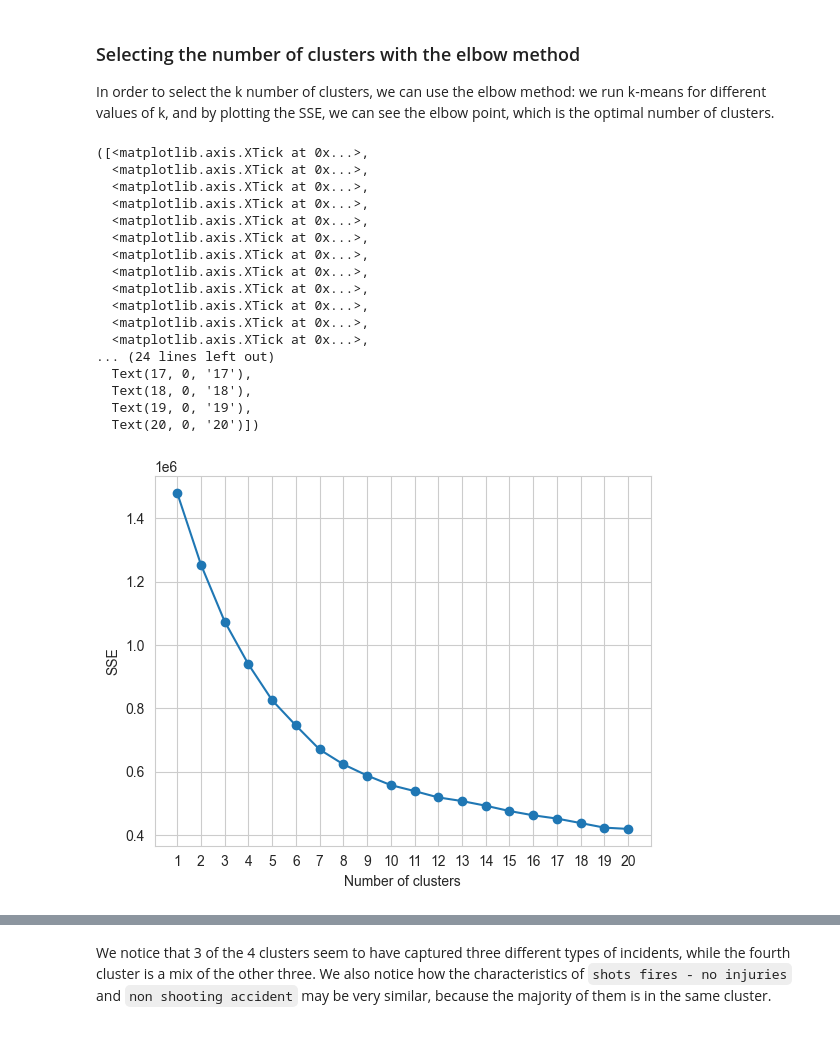
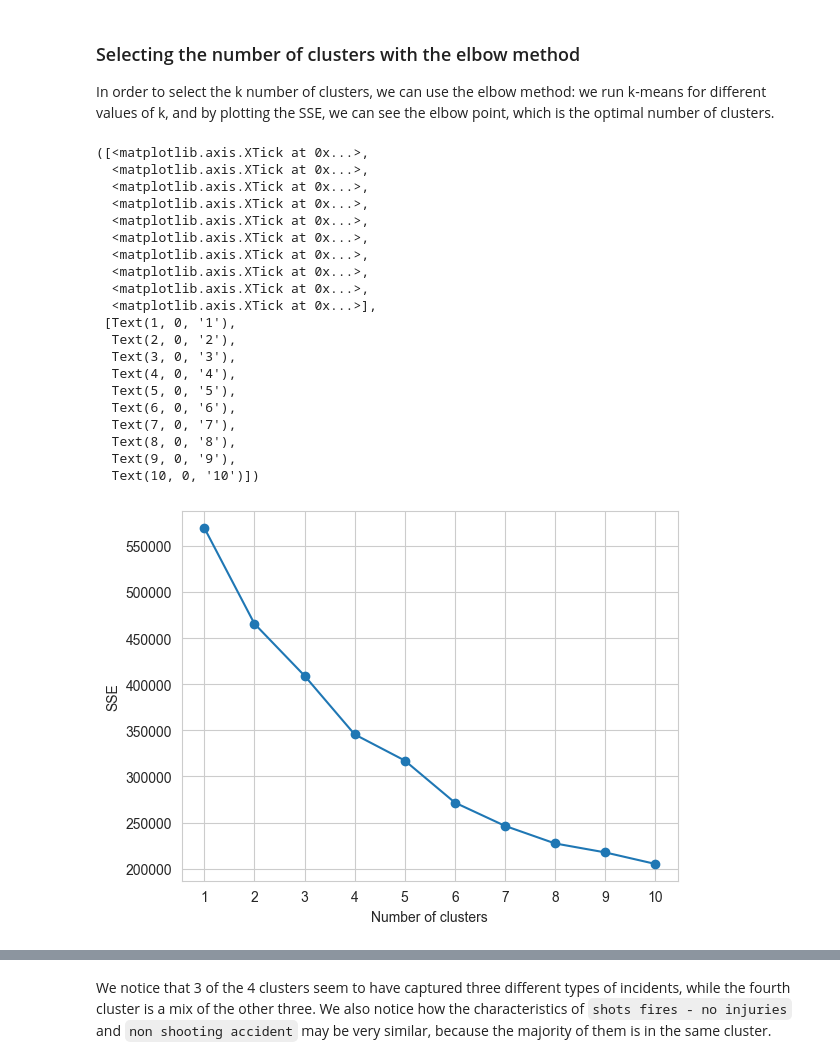
Before and after one commit to irenedovichi/DM-project, a Jupyter notebook: TASK 2/Clustering.ipynb, the cells around one changed output, grey strips where cells are left out. Cells and saved outputs as stored; diff of their text form; code cells hidden in the pictures.

Commit message:
clustering

```diff
--- a/TASK 2/Clustering.ipynb
+++ b/TASK 2/Clustering.ipynb
@@ -43,3 +41,5 @@ cols_to_keep=[	'severity', 'severity_minor', 'povertyPercentage', 'avg_age_parti
+# %%
+cols_to_keep=[ 'avg_age_participants', 'severity', 'povertyPercentage' , 'right_or_left' ,  'severity_minor', 'killed_by_district','injured_by_district' ]
 # %%
 # drop the columns that we don't need
 df_incidents_clustering = df_incidents[cols_to_keep]
@@ -70,3 +69,6 @@ arrested_ratio 1.1845176761837728
+# %%
+#drop rows with nan
+df_incidents_clustering = df_incidents_clustering.dropna()
 # %% [markdown]
 ## Scaling and PCA
 # %%
@@ -103,34 +105,37 @@ In order to select the k number of clusters, we can use the elbow method: we run
 # elbow method to find the optimal number of clusters
 kmeans=[]
 SSE = []
-for i in range(1, 21):
-    kmeans.append( KMeans(n_clusters=i, random_state=0, n_init=5).fit(df_incidents_scaled) )
+for i in range(1, 11):
+    kmeans.append( KMeans(n_clusters=i, random_state=0, n_init=1).fit(df_incidents_scaled) )
     SSE.append(kmeans[i-1].inertia_)
 # %%
-plt.plot( range(1,21),SSE, marker='o')
+plt.plot( range(1,11),SSE, marker='o')
 plt.xlabel('Number of clusters')
 plt.ylabel('SSE')
 # change numbers on x axis
-plt.xticks(np.arange(1, 21, step=1))
+plt.xticks(np.arange(1, 11, step=1))
 # %% [output]
 ([<matplotlib.axis.XTick at 0x...>,
   <matplotlib.axis.XTick at 0x...>,
   <matplotlib.axis.XTick at 0x...>,
   <matplotlib.axis.XTick at 0x...>,
   <matplotlib.axis.XTick at 0x...>,
   <matplotlib.axis.XTick at 0x...>,
   <matplotlib.axis.XTick at 0x...>,
   <matplotlib.axis.XTick at 0x...>,
   <matplotlib.axis.XTick at 0x...>,
-  <matplotlib.axis.XTick at 0x...>,
-  <matplotlib.axis.XTick at 0x...>,
-  <matplotlib.axis.XTick at 0x...>,
-... (24 lines left out)
-  Text(17, 0, '17'),
-  Text(18, 0, '18'),
-  Text(19, 0, '19'),
-  Text(20, 0, '20')])
+  <matplotlib.axis.XTick at 0x...>],
+ [Text(1, 0, '1'),
+  Text(2, 0, '2'),
+  Text(3, 0, '3'),
+  Text(4, 0, '4'),
+  Text(5, 0, '5'),
+  Text(6, 0, '6'),
+  Text(7, 0, '7'),
+  Text(8, 0, '8'),
+  Text(9, 0, '9'),
+  Text(10, 0, '10')])
-[figure, old version]
+[figure, new version]
 # %%
 # #plot characteristics of each cluster
 # for i in range(1,20):
```
Also changed, not shown: parts of 10 cells of this notebook, 2 other files.
